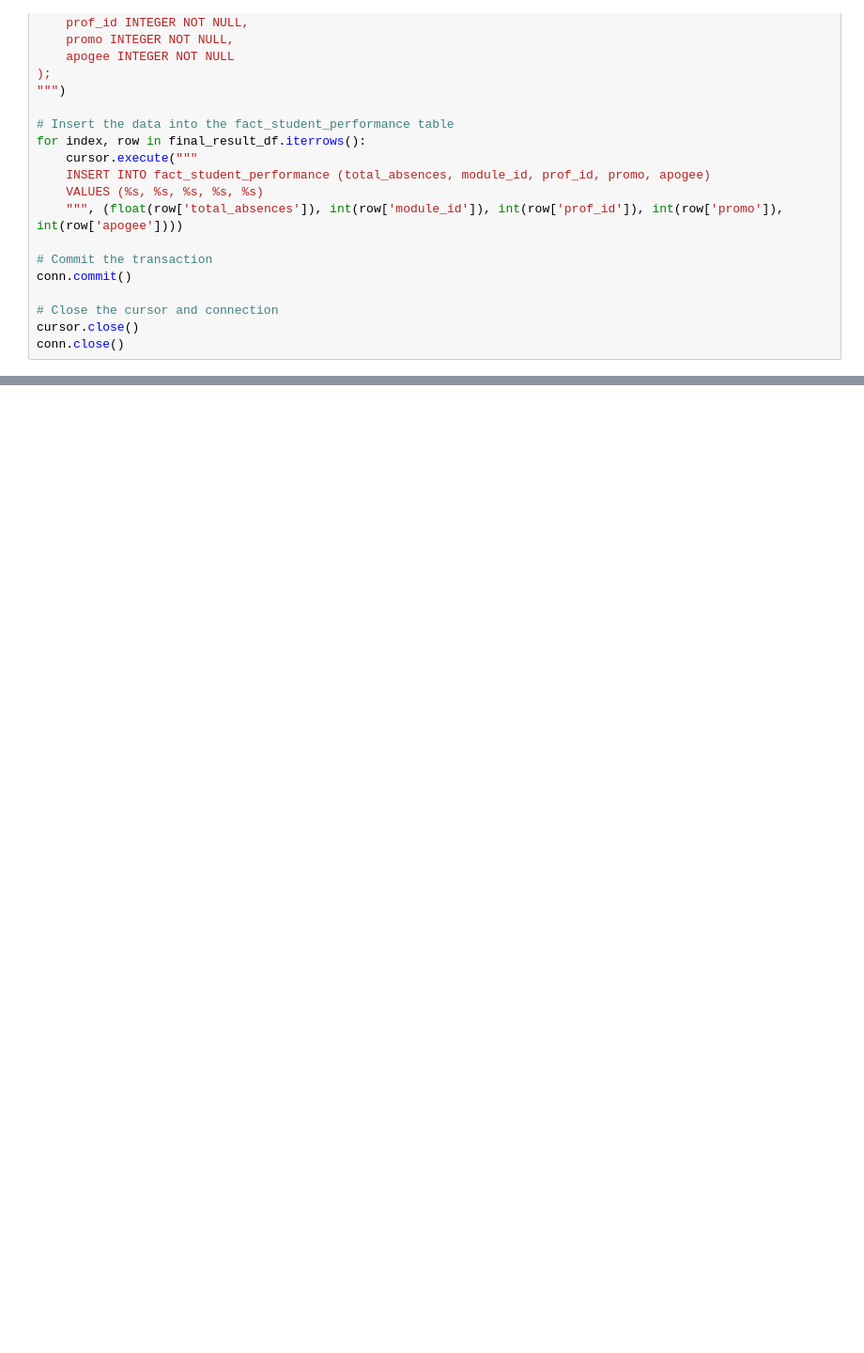
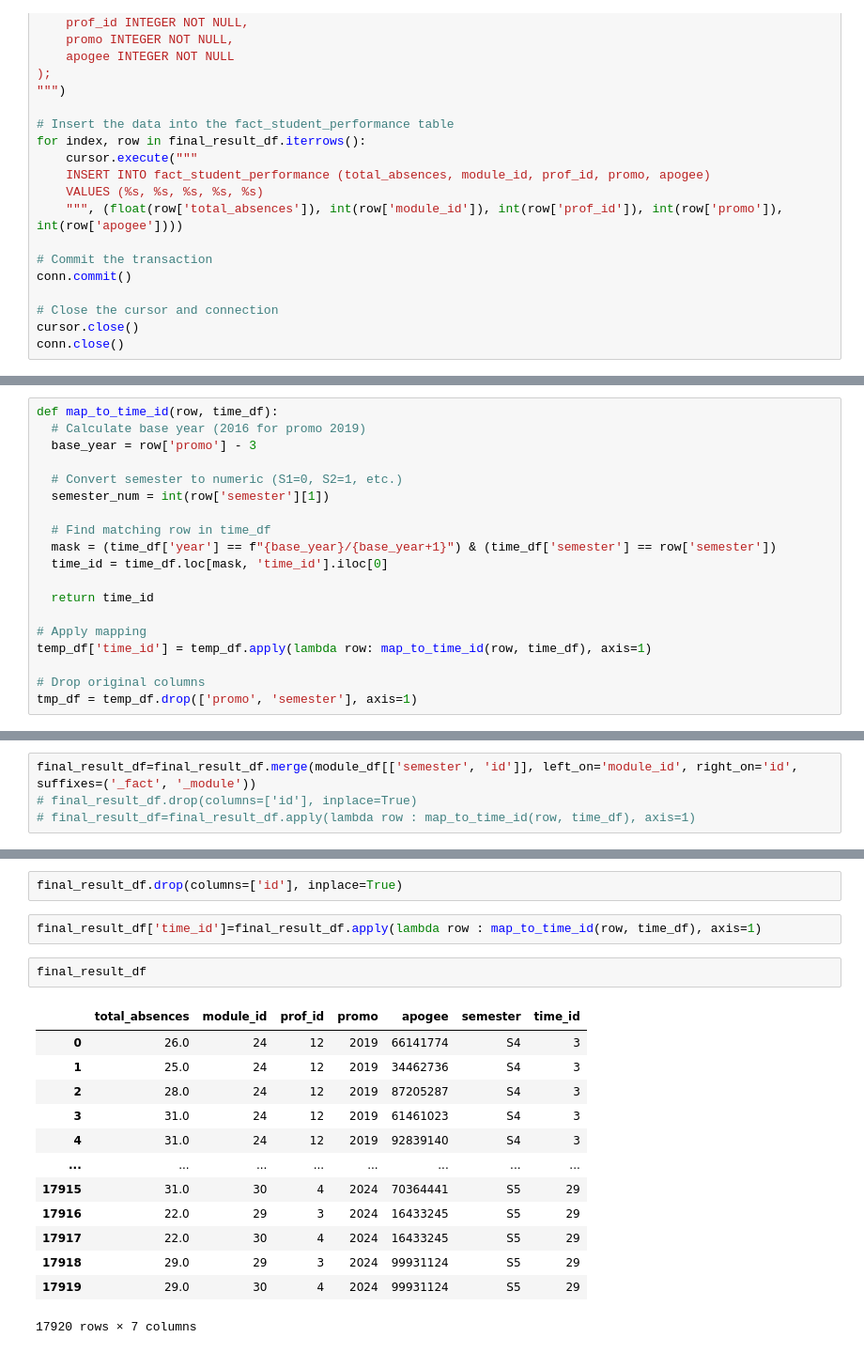
Before and after one commit to MedEZZOUAK/BI_PROJECT_ETL, a Jupyter notebook: ETL.ipynb, the cells around one changed output, grey strips where cells are left out. Shown at 94% size. Saved outputs shown, nothing was run; the diff lists cells and outputs as text; blank space fills up the shorter version.

```diff
--- a/ETL.ipynb
+++ b/ETL.ipynb
@@ -1043,0 +1168,19 @@ conn.close()
+# %%
+def map_to_time_id(row, time_df):
+  # Calculate base year (2016 for promo 2019)
+  base_year = row['promo'] - 3
+
+  # Convert semester to numeric (S1=0, S2=1, etc.)
+  semester_num = int(row['semester'][1])
+
+  # Find matching row in time_df
+  mask = (time_df['year'] == f"{base_year}/{base_year+1}") & (time_df['semester'] == row['semester'])
+  time_id = time_df.loc[mask, 'time_id'].iloc[0]
+
+  return time_id
+
+# Apply mapping
+temp_df['time_id'] = temp_df.apply(lambda row: map_to_time_id(row, time_df), axis=1)
+
+# Drop original columns
+tmp_df = temp_df.drop(['promo', 'semester'], axis=1)
@@ -1043,0 +1205,4 @@ conn.close()
+# %%
+final_result_df=final_result_df.merge(module_df[['semester', 'id']], left_on='module_id', right_on='id', suffixes=('_fact', '_module'))
+# final_result_df.drop(columns=['id'], inplace=True)
+# final_result_df=final_result_df.apply(lambda row : map_to_time_id(row, time_df), axis=1)
@@ -1043,0 +1218,20 @@ conn.close()
+# %%
+final_result_df.drop(columns=['id'], inplace=True)
+# %%
+final_result_df['time_id']=final_result_df.apply(lambda row : map_to_time_id(row, time_df), axis=1)
+# %%
+final_result_df
+# %% [output]
+|  | total_absences | module_id | prof_id | promo | apogee | semester | time_id |
+| 0 | 26.0 | 24 | 12 | 2019 | 66141774 | S4 | 3 |
+| 1 | 25.0 | 24 | 12 | 2019 | 34462736 | S4 | 3 |
+| 2 | 28.0 | 24 | 12 | 2019 | 87205287 | S4 | 3 |
+| 3 | 31.0 | 24 | 12 | 2019 | 61461023 | S4 | 3 |
+| 4 | 31.0 | 24 | 12 | 2019 | 92839140 | S4 | 3 |
+| ... | ... | ... | ... | ... | ... | ... | ... |
+| 17915 | 31.0 | 30 | 4 | 2024 | 70364441 | S5 | 29 |
+| 17916 | 22.0 | 29 | 3 | 2024 | 16433245 | S5 | 29 |
+| 17917 | 22.0 | 30 | 4 | 2024 | 16433245 | S5 | 29 |
+| 17918 | 29.0 | 29 | 3 | 2024 | 99931124 | S5 | 29 |
+| 17919 | 29.0 | 30 | 4 | 2024 | 99931124 | S5 | 29 |
+17920 rows × 7 columns
```
Also changed, not shown: parts of 31 cells of this notebook, 7 other files.
